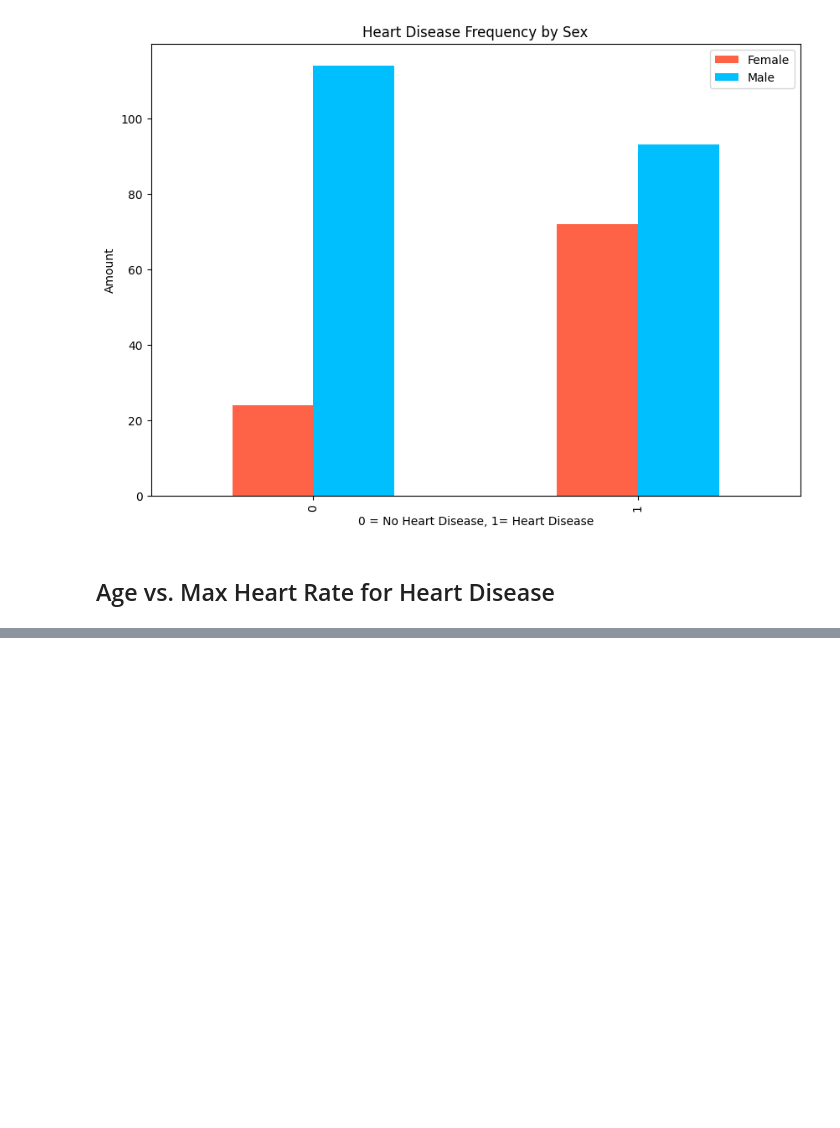
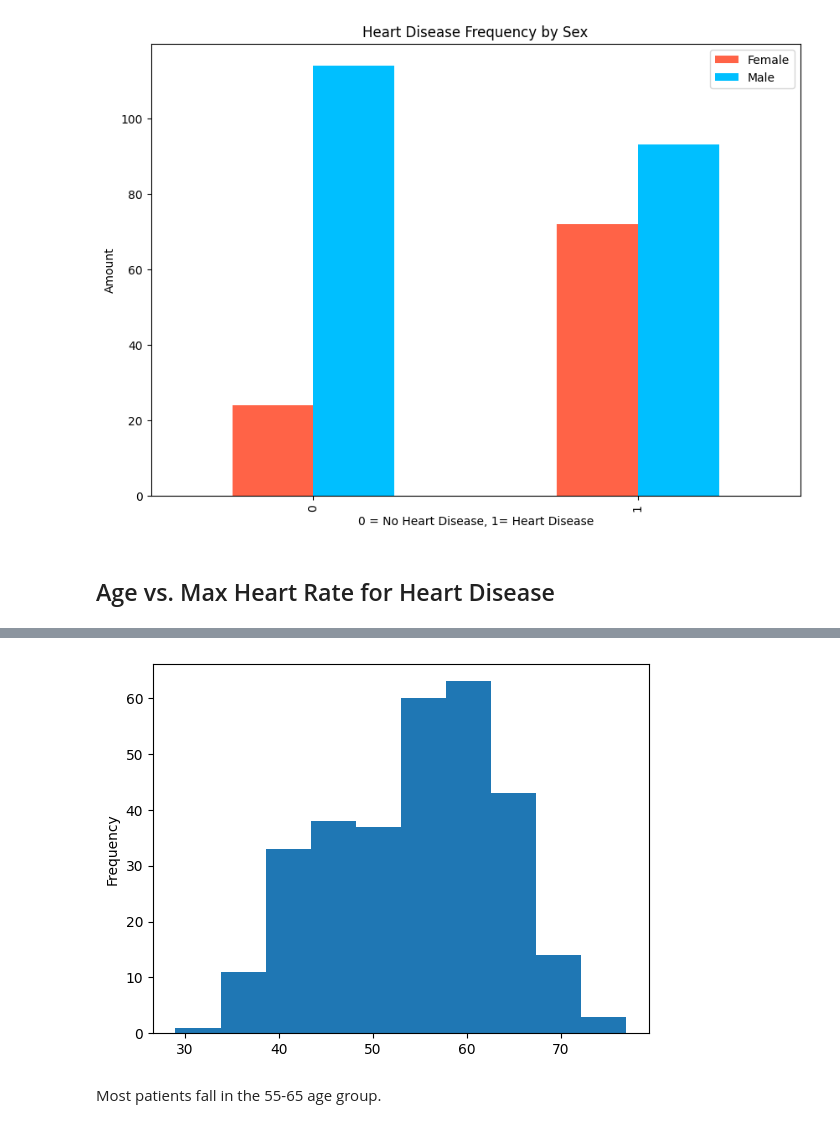
Before and after one commit to hmblackwood/Heart_Disease_Project, a Jupyter notebook: Heart_Disease_Project.ipynb, the cells around one changed output, grey strips where cells are left out. Cells and saved outputs as stored; diff of their text form; code cells hidden in the pictures; blank space fills up the shorter version.

```diff
--- a/Heart_Disease_Project.ipynb
+++ b/Heart_Disease_Project.ipynb
@@ -250,0 +263,7 @@ plt.scatter(df.age[df.target==1],
+# %%
+# Check the distribution of the age column with a histogram
+df.age.plot.hist();
+# %% [output]
+[figure, added]
+# %% [markdown]
+Most patients fall in the 55-65 age group.
```
Also changed, not shown: parts of 21 cells of this notebook.
